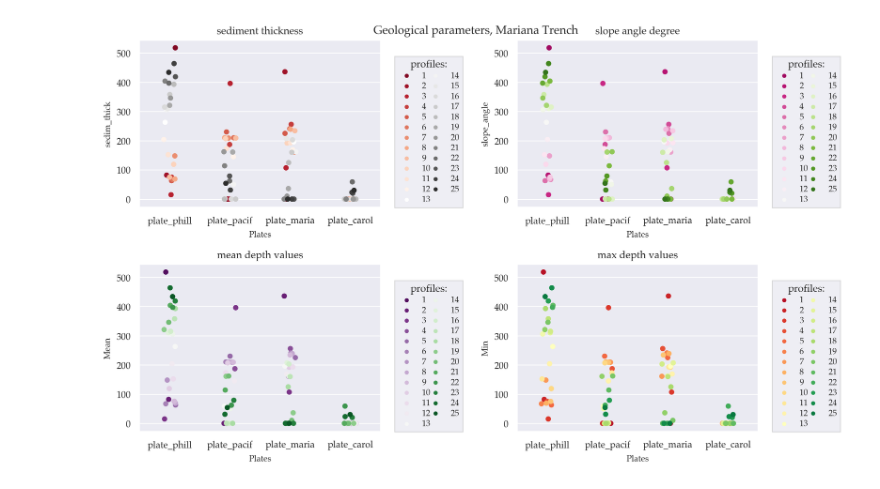
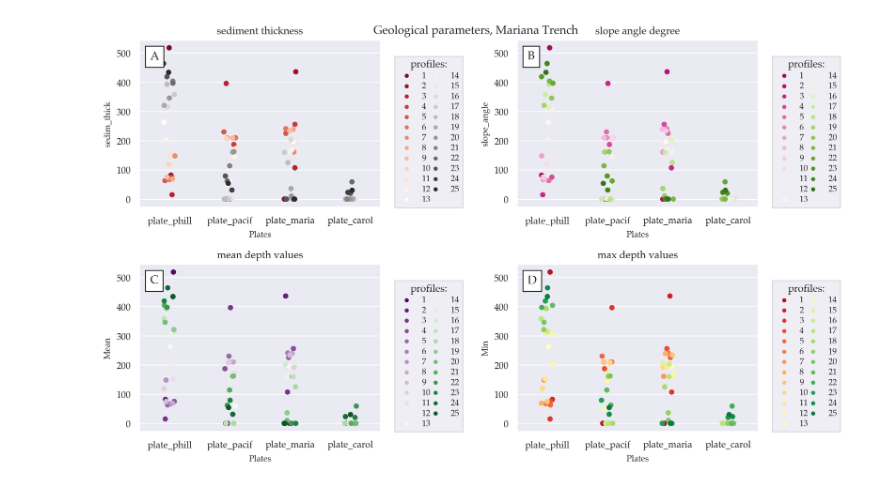
Before and after one commit to paulinelemenkova/Python-006-script-Strip-Plot, a Jupyter notebook: Script-006-Strip-SUBPLOTS-Mar.ipynb, the cells around one changed output. Drawn from its saved outputs; the diff is of its cells as text; code cells hidden in the pictures.

```diff
--- a/Script-006-Strip-SUBPLOTS-Mar.ipynb
+++ b/Script-006-Strip-SUBPLOTS-Mar.ipynb
@@ -5,6 +5,8 @@ import os
 import pandas as pd
 import matplotlib.pylab as pylab
 from matplotlib import pyplot as plt
+import matplotlib.artist as martist
+from matplotlib.offsetbox import AnchoredText
 import seaborn as sb
 
 sb.set_style('darkgrid')
@@ -38,6 +40,12 @@ params = {#'figure.figsize': (10, 7),
          }
 pylab.rcParams.update(params)
 
+def add_at(ax, t, loc=2):
+    fp = dict(size=11)
+    _at = AnchoredText(t, loc=loc, prop=fp)
+    ax.add_artist(_at)
+    return _at
+
 # define figure
 fig = plt.figure(figsize=(10.0, 6.0), dpi=300)
 fig.suptitle('Geological parameters, Mariana Trench',
@@ -51,6 +59,7 @@ sb.stripplot(x='Plates', y='sedim_thick', data=df1,
 plt.title('sediment thickness')
 plt.legend(bbox_to_anchor=(1.2, .7), loc=1, ncol=2,
            mode='expand', title='profiles:')
+add_at(ax, "A")
 
 # subplot 2
 ax = fig.add_subplot(222)
@@ -58,35 +67,37 @@ sb.stripplot(x='Plates', y='slope_angle', data=df2,
              hue = 'profile', palette='PiYG', jitter=True
             )
 plt.title('slope angle degree')
 plt.legend(bbox_to_anchor=(1.2, .7), loc=1, ncol=2,
            mode='expand', title='profiles:')
+add_at(ax, "B")
 
 # subplot 3
 ax = fig.add_subplot(223)
 sb.stripplot(x='Plates', y='Mean', data=df3,
              hue = 'profile', palette='PRGn', jitter=True
             )
 plt.title('mean depth values')
 plt.legend(bbox_to_anchor=(1.2, .7), loc=1, ncol=2,
-           mode='expand', title='profiles:'
-          )
+           mode='expand', title='profiles:')
+add_at(ax, "C")
 
 # subplot 4
 ax = fig.add_subplot(224)
 sb.stripplot(x='Plates', y='Min', data=df4,
              hue = 'profile', palette='RdYlGn', jitter=True
             )
 plt.title('max depth values')
 plt.legend(bbox_to_anchor=(1.2, .7), loc=1, ncol=2,
-           mode='expand', title='profiles:'
-          )
+           mode='expand', title='profiles:')
+add_at(ax, "D")
+
 plt.subplots_adjust(top=0.85, bottom=0.15,
                     left=0.10, right=0.90,
                     hspace=0.25, wspace=0.2
                     )
 #
 plt.tight_layout()
 fig.savefig('plot_Strip.png', dpi=300)
 plt.show()
 # %% [output]
-[figure, old version]
+[figure, new version]
```
Also changed, not shown: 1 other file.
